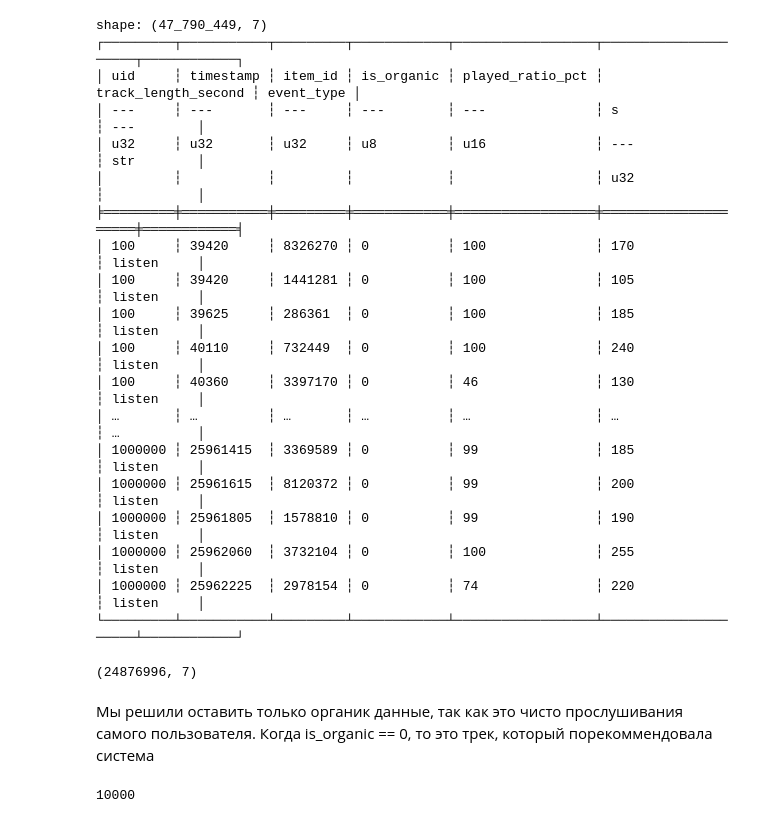
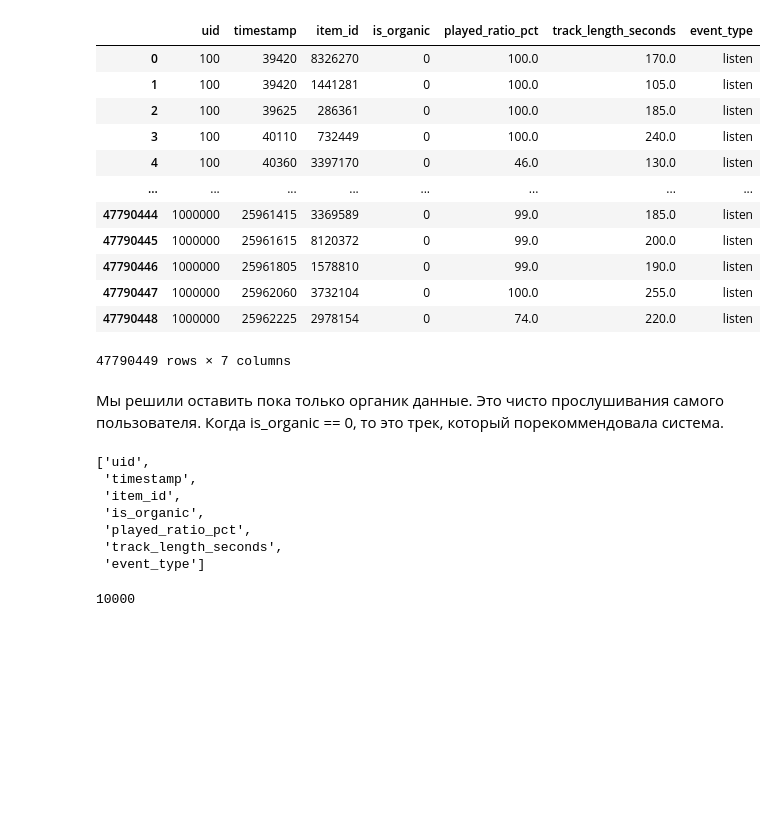
Before and after one commit to layvvs/hse-ai-year-project-2025, a Jupyter notebook: checkpoint-5-bogdan-egor/bogdan/data_processing.ipynb, the cells around one changed output. Cells and saved outputs as stored; diff of their text form; code cells hidden in the pictures; blank space fills up the shorter version.

```diff
--- a/checkpoint-5-bogdan-egor/bogdan/data_processing.ipynb
+++ b/checkpoint-5-bogdan-egor/bogdan/data_processing.ipynb
@@ -4,33 +4,33 @@ import polars as pl
 # %%
 ds = load_from_disk("yambda")
 pa_table = ds["train"].data.table
 
-df = pl.from_arrow(pa_table)
-print(df)
+df: pd.DataFrame = pd.DataFrame.from_arrow(pa_table)
+df
 # %% [output]
+|  | uid | timestamp | item_id | is_organic | played_ratio_pct | track_length_seconds | event_type |
+| 0 | 100 | 39420 | 8326270 | 0 | 100.0 | 170.0 | listen |
+| 1 | 100 | 39420 | 1441281 | 0 | 100.0 | 105.0 | listen |
+| 2 | 100 | 39625 | 286361 | 0 | 100.0 | 185.0 | listen |
+| 3 | 100 | 40110 | 732449 | 0 | 100.0 | 240.0 | listen |
+| 4 | 100 | 40360 | 3397170 | 0 | 46.0 | 130.0 | listen |
+| ... | ... | ... | ... | ... | ... | ... | ... |
+| 47790444 | 1000000 | 25961415 | 3369589 | 0 | 99.0 | 185.0 | listen |
+| 47790445 | 1000000 | 25961615 | 8120372 | 0 | 99.0 | 200.0 | listen |
+| 47790446 | 1000000 | 25961805 | 1578810 | 0 | 99.0 | 190.0 | listen |
+| 47790447 | 1000000 | 25962060 | 3732104 | 0 | 100.0 | 255.0 | listen |
+| 47790448 | 1000000 | 25962225 | 2978154 | 0 | 74.0 | 220.0 | listen |
-shape: (47_790_449, 7)
-┌─────────┬───────────┬─────────┬────────────┬──────────────────┬─────────────────────┬────────────┐
-│ uid     ┆ timestamp ┆ item_id ┆ is_organic ┆ played_ratio_pct ┆ track_length_second ┆ event_type │
-│ ---     ┆ ---       ┆ ---     ┆ ---        ┆ ---              ┆ s                   ┆ ---        │
-│ u32     ┆ u32       ┆ u32     ┆ u8         ┆ u16              ┆ ---                 ┆ str        │
-│         ┆           ┆         ┆            ┆                  ┆ u32                 ┆            │
-╞═════════╪═══════════╪═════════╪════════════╪══════════════════╪═════════════════════╪════════════╡
-│ 100     ┆ 39420     ┆ 8326270 ┆ 0          ┆ 100              ┆ 170                 ┆ listen     │
-│ 100     ┆ 39420     ┆ 1441281 ┆ 0          ┆ 100              ┆ 105                 ┆ listen     │
-│ 100     ┆ 39625     ┆ 286361  ┆ 0          ┆ 100              ┆ 185                 ┆ listen     │
-│ 100     ┆ 40110     ┆ 732449  ┆ 0          ┆ 100              ┆ 240                 ┆ listen     │
-│ 100     ┆ 40360     ┆ 3397170 ┆ 0          ┆ 46               ┆ 130                 ┆ listen     │
-│ …       ┆ …         ┆ …       ┆ …          ┆ …                ┆ …                   ┆ …          │
-│ 1000000 ┆ 25961415  ┆ 3369589 ┆ 0          ┆ 99               ┆ 185                 ┆ listen     │
-│ 1000000 ┆ 25961615  ┆ 8120372 ┆ 0          ┆ 99               ┆ 200                 ┆ listen     │
-│ 1000000 ┆ 25961805  ┆ 1578810 ┆ 0          ┆ 99               ┆ 190                 ┆ listen     │
-│ 1000000 ┆ 25962060  ┆ 3732104 ┆ 0          ┆ 100              ┆ 255                 ┆ listen     │
-│ 1000000 ┆ 25962225  ┆ 2978154 ┆ 0          ┆ 74               ┆ 220                 ┆ listen     │
-└─────────┴───────────┴─────────┴────────────┴──────────────────┴─────────────────────┴────────────┘
+47790449 rows × 7 columns
-# %%
-df.filter(pl.col("is_organic") == 1)
-# %% [output]
-(24876996, 7)
 # %% [markdown]
-Мы решили оставить только органик данные, так как это чисто прослушивания самого пользователя. Когда is_organic == 0, то это трек, который порекоммендовала система
+Мы решили оставить пока только органик данные. Это чисто прослушивания самого пользователя. Когда is_organic == 0, то это трек, который порекоммендовала система.
+# %%
+df.columns.to_list()
+# %% [output]
+['uid',
+ 'timestamp',
+ 'item_id',
+ 'is_organic',
+ 'played_ratio_pct',
+ 'track_length_seconds',
+ 'event_type']
 # %%
```
Also changed, not shown: parts of 23 cells of this notebook, 1 other file.
